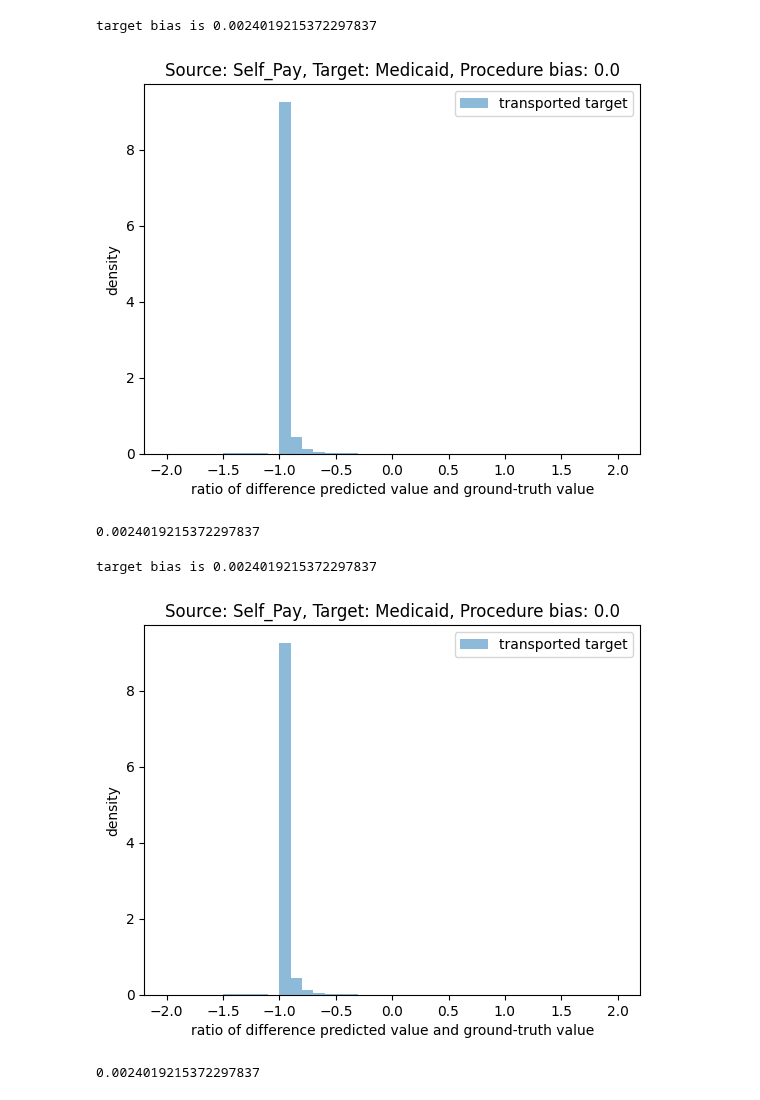
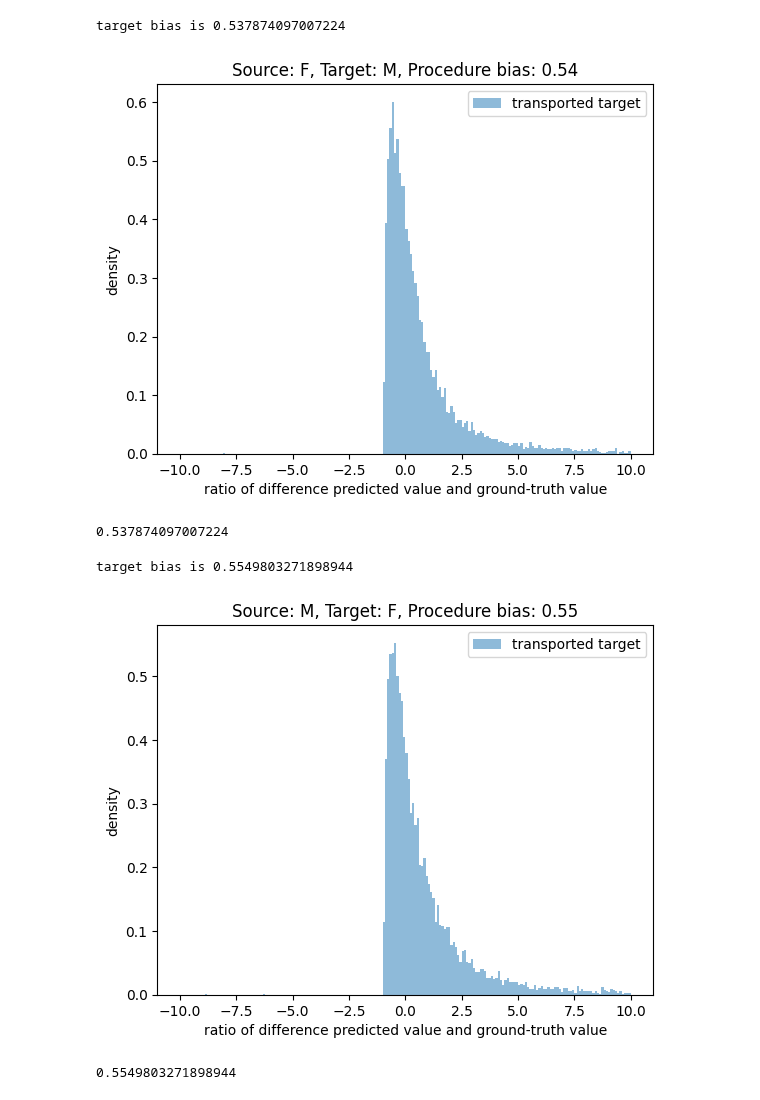
Before and after one commit to causalpathlab/EHR-OT, a Jupyter notebook: mimic_exp/admission/mimic_exp4_fairness.ipynb, the cells around one changed output. Saved outputs shown, nothing was run; the diff lists cells and outputs as text; code cells hidden in the pictures.

```diff
--- a/mimic_exp/admission/mimic_exp4_fairness.ipynb
+++ b/mimic_exp/admission/mimic_exp4_fairness.ipynb
@@ -53,21 +53,33 @@ def entire_proc(group_name, group_1, group_2, ratio_bound = 5):
     plot_percents(group_name, group_1, group_2, target_diff_percents,proc_bias, ratio_bound=ratio_bound)
     return proc_bias
 # %%
-group_name = 'insurance'
-group_1 = 'Self_Pay'
-group_2 = 'Medicaid'
-ratio_bound = 2
+# suffix = None
+# group_name = 'marital_status'
+# group_1 =  'MARRIED'
+# group_2 = 'SINGLE'
+
+# suffix = None
+# group_name = 'insurance'
+# group_1 = 'Private'
+# group_2 =  'Self_Pay'
+
+suffix = None
+group_name = 'gender'
+group_1 =  'F'
+group_2 = 'M'
+
+ratio_bound = 10
 
 entire_proc(group_name, group_1, group_2, ratio_bound=ratio_bound)
 # %% [output]
-target bias is 0.0024019215372297837
+target bias is 0.537874097007224
-[figure, old version]
+[figure, new version]
-0.0024019215372297837
+0.537874097007224
 # %%
 group_1, group_2 = group_2, group_1
 
 entire_proc(group_name, group_1, group_2, ratio_bound=ratio_bound)
 # %% [output]
-target bias is 0.0024019215372297837
+target bias is 0.5549803271898944
-[figure, old version]
+[figure, new version]
-0.0024019215372297837
+0.5549803271898944
```
Also changed, not shown: 38 other files.
